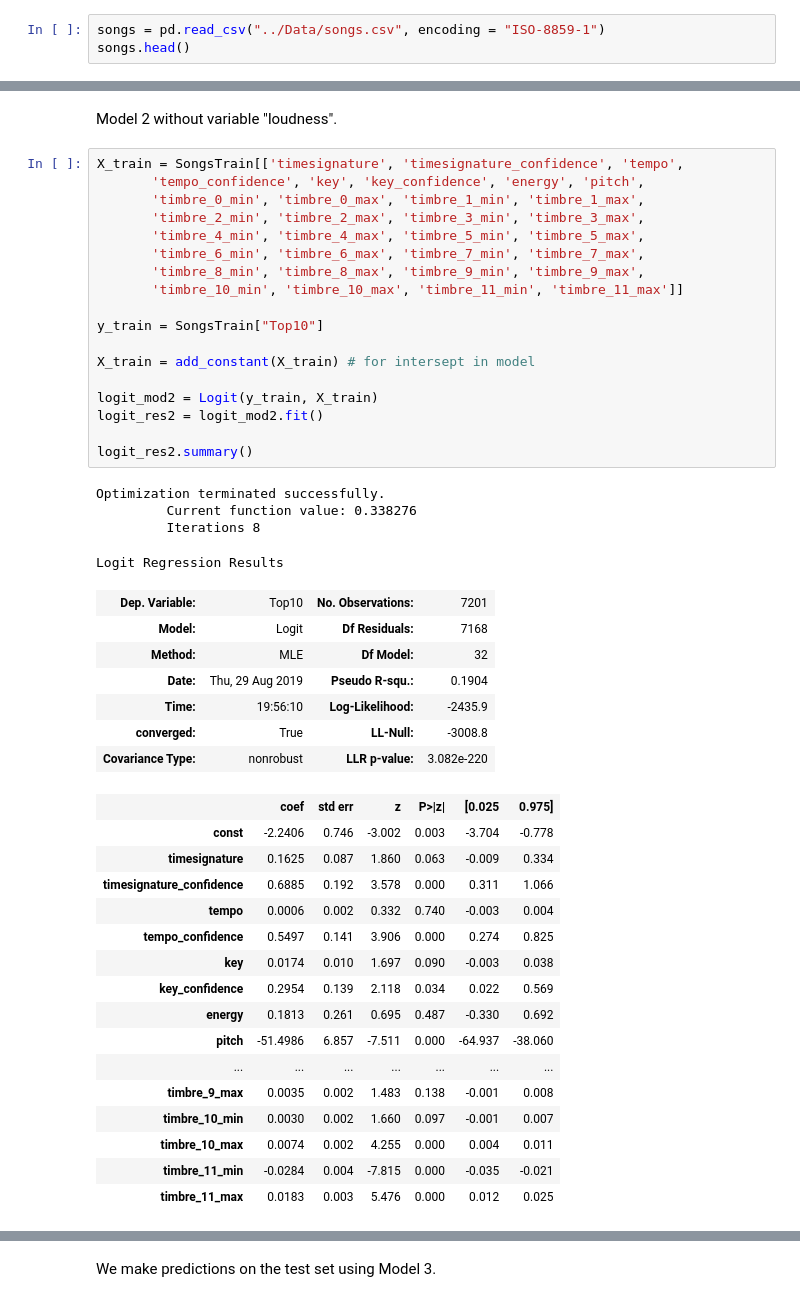
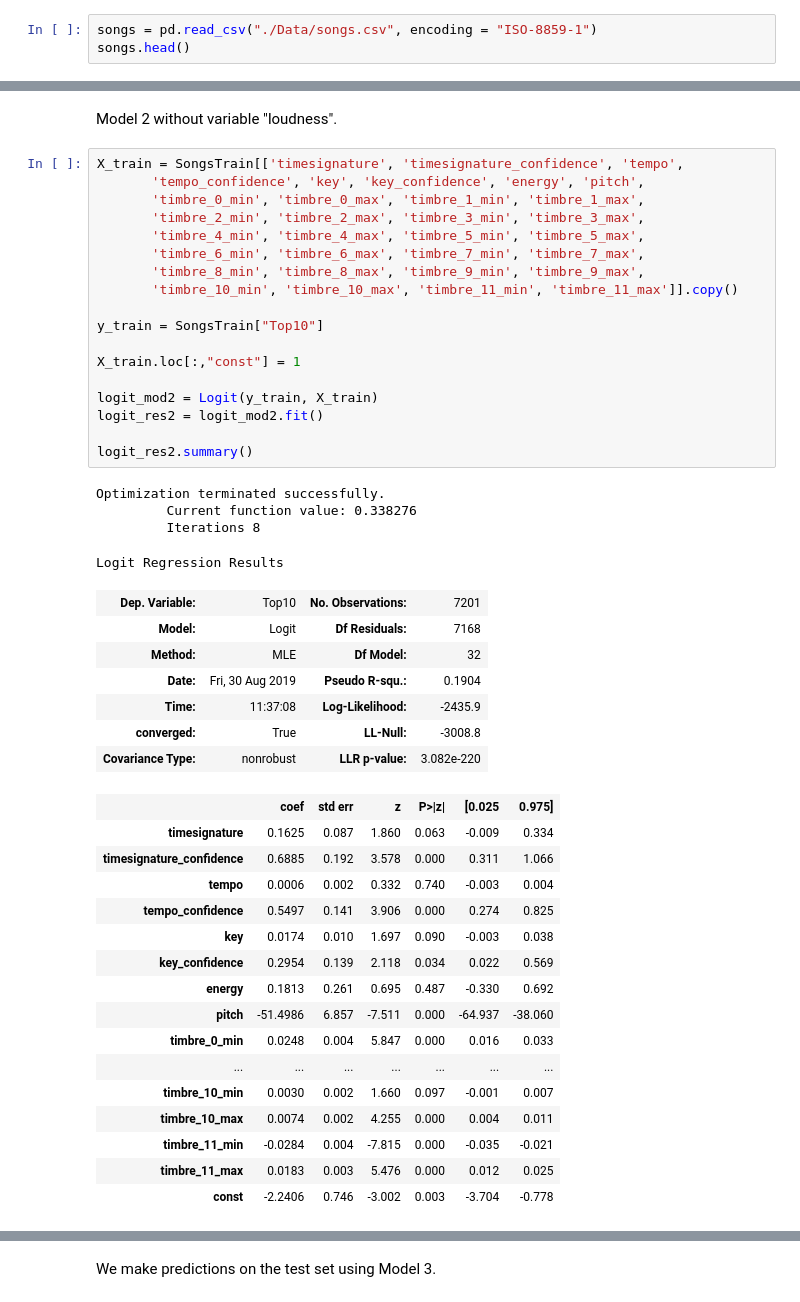
Before and after one commit to smotrova/Python-MITx-AnalyticsEdge, a Jupyter notebook: Week3-1_Logistic Regression-Popularity of Music Records.ipynb, the cells around one changed output, grey strips where cells are left out. Saved outputs shown, nothing was run; the diff lists cells and outputs as text.

```diff
--- a/Week3-1_Logistic Regression-Popularity of Music Records.ipynb
+++ b/Week3-1_Logistic Regression-Popularity of Music Records.ipynb
@@ -48,7 +48,7 @@ import numpy as np
 import matplotlib.pyplot as plt
 import seaborn as sns
 # %%
-songs = pd.read_csv("../Data/songs.csv", encoding = "ISO-8859-1")
+songs = pd.read_csv("./Data/songs.csv", encoding = "ISO-8859-1")
 songs.head()
 # %% [output]
 |  | year | songtitle | artistname | songID | artistID | timesignature | timesignature_confidence | loudness | ... |
@@ -268,35 +268,34 @@ Model 2 without variable "loudness".
 # %%
 X_train = SongsTrain[['timesignature', 'timesignature_confidence', 'tempo',
        'tempo_confidence', 'key', 'key_confidence', 'energy', 'pitch',
        'timbre_0_min', 'timbre_0_max', 'timbre_1_min', 'timbre_1_max',
        'timbre_2_min', 'timbre_2_max', 'timbre_3_min', 'timbre_3_max',
        'timbre_4_min', 'timbre_4_max', 'timbre_5_min', 'timbre_5_max',
        'timbre_6_min', 'timbre_6_max', 'timbre_7_min', 'timbre_7_max',
        'timbre_8_min', 'timbre_8_max', 'timbre_9_min', 'timbre_9_max',
-       'timbre_10_min', 'timbre_10_max', 'timbre_11_min', 'timbre_11_max']]
+       'timbre_10_min', 'timbre_10_max', 'timbre_11_min', 'timbre_11_max']].copy()
 
 y_train = SongsTrain["Top10"]
 
-X_train = add_constant(X_train) # for intersept in model
+X_train.loc[:,"const"] = 1
 
 logit_mod2 = Logit(y_train, X_train)
 logit_res2 = logit_mod2.fit()
 
 logit_res2.summary()
 # %% [output]
 Optimization terminated successfully.
          Current function value: 0.338276
          Iterations 8
 Logit Regression Results
 | Dep. Variable: | Top10 | No. Observations: | 7201 |
 | Model: | Logit | Df Residuals: | 7168 |
 | Method: | MLE | Df Model: | 32 |
-| Date: | Thu, 29 Aug 2019 | Pseudo R-squ.: | 0.1904 |
-| Time: | 19:56:10 | Log-Likelihood: | -2435.9 |
+| Date: | Fri, 30 Aug 2019 | Pseudo R-squ.: | 0.1904 |
+| Time: | 11:37:08 | Log-Likelihood: | -2435.9 |
 | converged: | True | LL-Null: | -3008.8 |
 | Covariance Type: | nonrobust | LLR p-value: | 3.082e-220 |
 |  | coef | std err | z | P>|z| | [0.025 | 0.975] |
-| const | -2.2406 | 0.746 | -3.002 | 0.003 | -3.704 | -0.778 |
 | timesignature | 0.1625 | 0.087 | 1.860 | 0.063 | -0.009 | 0.334 |
 | timesignature_confidence | 0.6885 | 0.192 | 3.578 | 0.000 | 0.311 | 1.066 |
 | tempo | 0.0006 | 0.002 | 0.332 | 0.740 | -0.003 | 0.004 |
@@ -305,12 +304,13 @@ Logit Regression Results
 | key_confidence | 0.2954 | 0.139 | 2.118 | 0.034 | 0.022 | 0.569 |
 | energy | 0.1813 | 0.261 | 0.695 | 0.487 | -0.330 | 0.692 |
 | pitch | -51.4986 | 6.857 | -7.511 | 0.000 | -64.937 | -38.060 |
+| timbre_0_min | 0.0248 | 0.004 | 5.847 | 0.000 | 0.016 | 0.033 |
 | ... | ... | ... | ... | ... | ... | ... |
-| timbre_9_max | 0.0035 | 0.002 | 1.483 | 0.138 | -0.001 | 0.008 |
 | timbre_10_min | 0.0030 | 0.002 | 1.660 | 0.097 | -0.001 | 0.007 |
 | timbre_10_max | 0.0074 | 0.002 | 4.255 | 0.000 | 0.004 | 0.011 |
 | timbre_11_min | -0.0284 | 0.004 | -7.815 | 0.000 | -0.035 | -0.021 |
 | timbre_11_max | 0.0183 | 0.003 | 5.476 | 0.000 | 0.012 | 0.025 |
+| const | -2.2406 | 0.746 | -3.002 | 0.003 | -3.704 | -0.778 |
 # %%
 from statsmodels.api import add_constant
 from statsmodels.discrete.discrete_model import Logit, DiscreteResults
```
Also changed, not shown: parts of 15 cells of this notebook, 1 other file.
